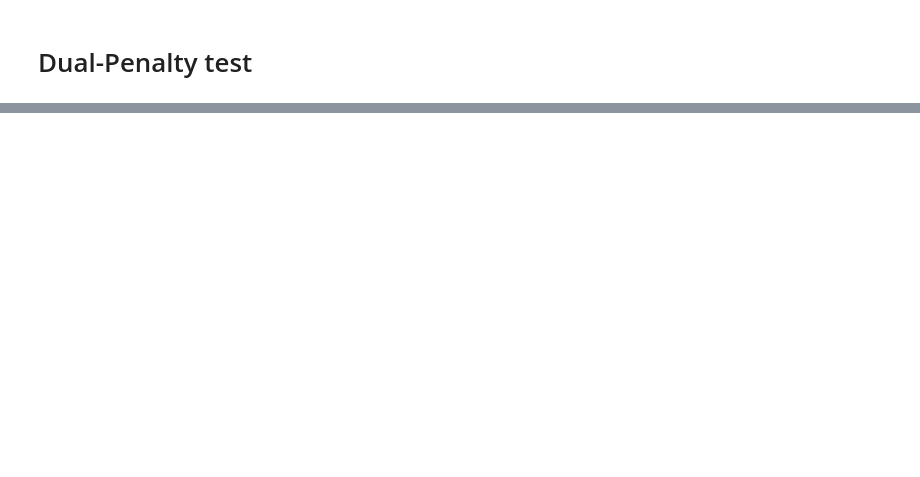
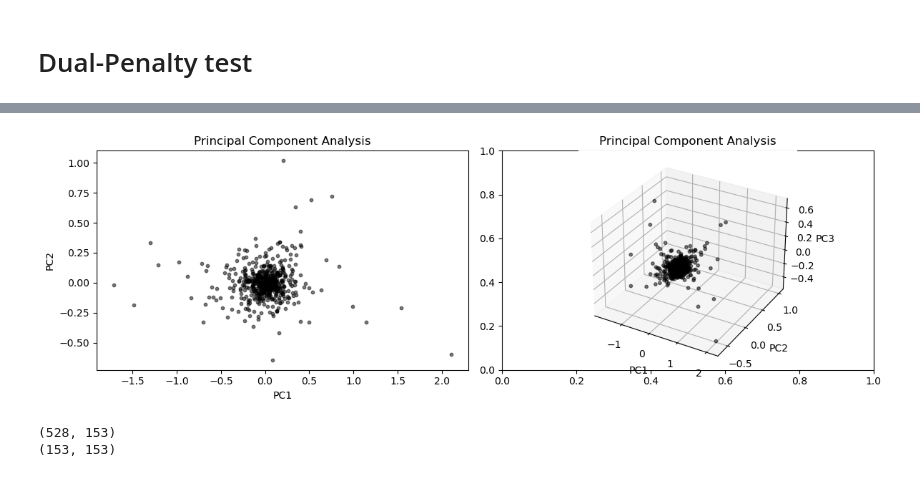
Before and after one commit to simmelholt/ML-codes, a Jupyter notebook: Master Thesis.ipynb, the cells around one changed output, grey strips where cells are left out. Saved outputs shown, nothing was run; the diff lists cells and outputs as text; code cells hidden in the pictures; blank space fills up the shorter version.

```diff
--- a/Master Thesis.ipynb
+++ b/Master Thesis.ipynb
@@ -934,0 +966,27 @@ cov_test.shape
+# %%
+# Apply PCA
+pca = PCA(n_components=3)
+pc_scores = pca.fit_transform(df_wide)  # Get transformed principal components
+
+# Create figure for 2D and 3D scatter plots
+fig, axes = plt.subplots(1, 2, figsize=(12, 4), subplot_kw={'projection': None})
+
+# --- 2D Scatter Plot (PC1 vs. PC2) ---
+axes[0].scatter(pc_scores[:, 0], pc_scores[:, 1], color='black', alpha=0.5, edgecolors='black', s=10)
+axes[0].set_xlabel("PC1")
+axes[0].set_ylabel("PC2")
+axes[0].set_title("Principal Component Analysis")
+
+# --- 3D Scatter Plot (PC1 vs. PC2 vs. PC3) ---
+ax = fig.add_subplot(1, 2, 2, projection='3d')
+ax.scatter(pc_scores[:, 0], pc_scores[:, 1], pc_scores[:, 2], color='black', alpha=0.5, edgecolors='black', s=10)
+ax.set_xlabel("PC1")
+ax.set_ylabel("PC2")
+ax.set_zlabel("PC3")
+ax.set_title("Principal Component Analysis")
+
+# Show plots
+plt.tight_layout()
+plt.show()
+# %% [output]
+[figure, added]
@@ -934,0 +998,7 @@ cov_test.shape
+# %%
+print(df_wide.shape)
+
+print(Vt_df.shape)
+# %% [output]
+(528, 153)
+(153, 153)
```
Also changed, not shown: parts of 25 cells of this notebook.
